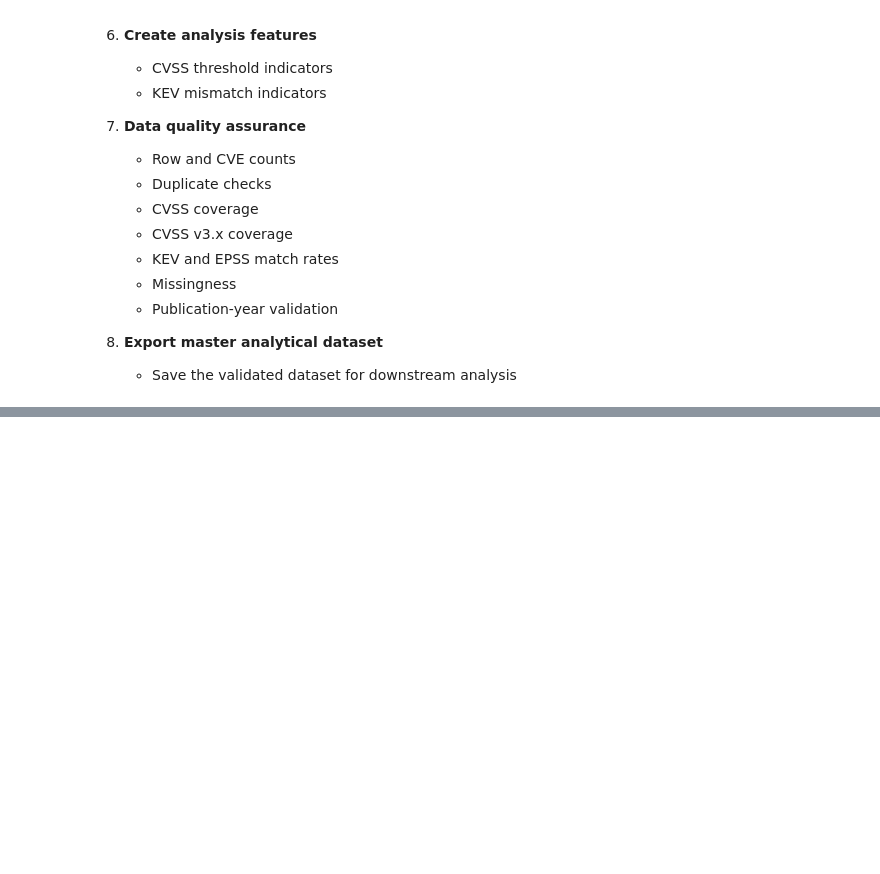
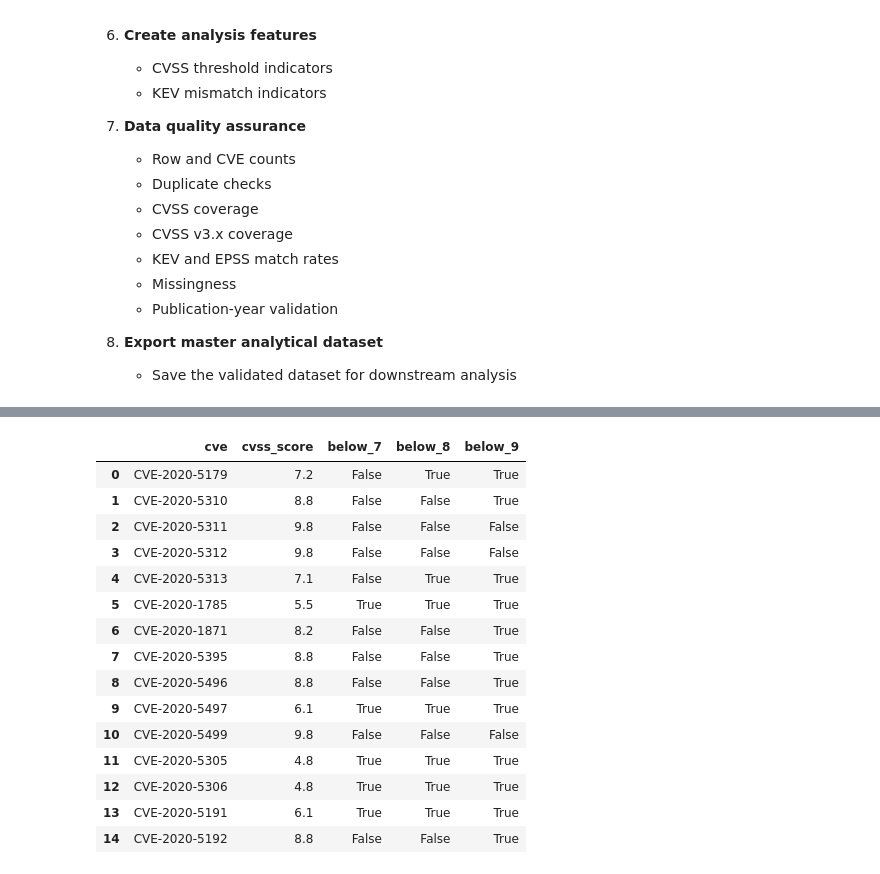
Before and after one commit to aaliyahmjh/data698-capstone, a Jupyter notebook: notebooks/data_preparation.ipynb, the cells around one changed output, grey strips where cells are left out. Saved outputs shown, nothing was run; the diff lists cells and outputs as text; code cells hidden in the pictures; blank space fills up the shorter version.

```diff
--- a/notebooks/data_preparation.ipynb
+++ b/notebooks/data_preparation.ipynb
@@ -135,0 +797,4 @@ This notebook is organized into the following stages:
+# %%
+# Every record in this table is a known-exploited vulnerability
+
+kev_clean["kev_flag"] = True
@@ -135,0 +987,16 @@ This notebook is organized into the following stages:
+# %%
+# Join EPSS to master analytical dataset
+
+rows_before_epss = len(master_df)
+
+master_df = master_df.merge(
+    epss_clean,
+    on="cve",
+    how="left",
+    validate="one_to_one"
+)
+
+rows_after_epss = len(master_df)
+
+print("Rows before EPSS join:", f"{rows_before_epss:,}")
+print("Rows after EPSS join:", f"{rows_after_epss:,}")
@@ -135,0 +1141,54 @@ This notebook is organized into the following stages:
+# %%
+# Create CVSS threshold indicators
+
+thresholds = [7, 8, 9]
+
+for threshold in thresholds:
+
+    threshold_col = f"below_{threshold}"
+
+    master_df[threshold_col] = pd.Series(
+        pd.NA,
+        index=master_df.index,
+        dtype="boolean"
+    )
+
+    has_cvss = master_df["cvss_score"].notna()
+
+    master_df.loc[
+        has_cvss,
+        threshold_col
+    ] = (
+        master_df.loc[has_cvss, "cvss_score"]
+        < threshold
+    )
+
+
+threshold_columns = [
+    "below_7",
+    "below_8",
+    "below_9"
+]
+
+display(
+    master_df[
+        ["cve", "cvss_score"] + threshold_columns
+    ].head(15)
+)
+# %% [output]
+|  | cve | cvss_score | below_7 | below_8 | below_9 |
+| 0 | CVE-2020-5179 | 7.2 | False | True | True |
+| 1 | CVE-2020-5310 | 8.8 | False | False | True |
+| 2 | CVE-2020-5311 | 9.8 | False | False | False |
+| 3 | CVE-2020-5312 | 9.8 | False | False | False |
+| 4 | CVE-2020-5313 | 7.1 | False | True | True |
+| 5 | CVE-2020-1785 | 5.5 | True | True | True |
+| 6 | CVE-2020-1871 | 8.2 | False | False | True |
+| 7 | CVE-2020-5395 | 8.8 | False | False | True |
+| 8 | CVE-2020-5496 | 8.8 | False | False | True |
+| 9 | CVE-2020-5497 | 6.1 | True | True | True |
+| 10 | CVE-2020-5499 | 9.8 | False | False | False |
+| 11 | CVE-2020-5305 | 4.8 | True | True | True |
+| 12 | CVE-2020-5306 | 4.8 | True | True | True |
+| 13 | CVE-2020-5191 | 6.1 | True | True | True |
+| 14 | CVE-2020-5192 | 8.8 | False | False | True |
```
Also changed, not shown: parts of 47 cells of this notebook.
